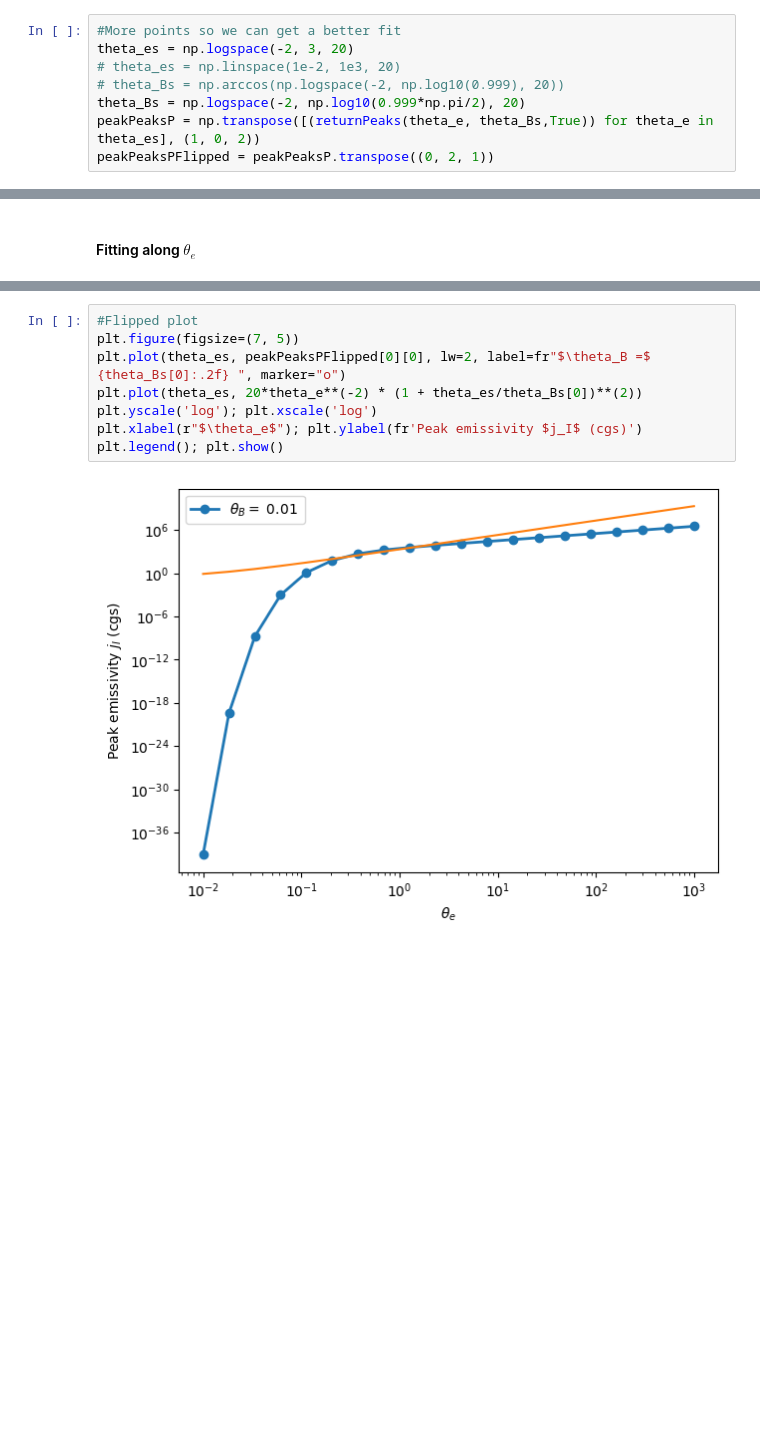
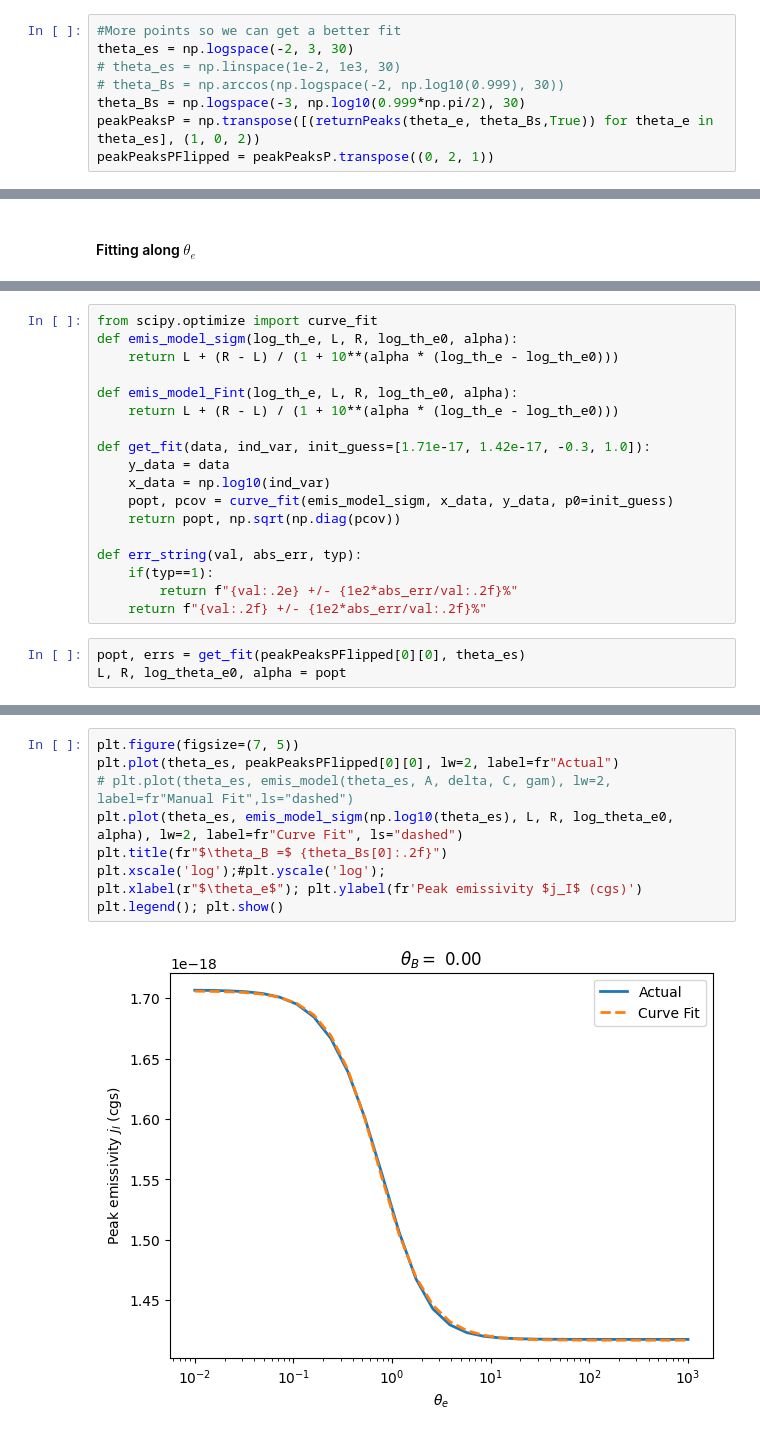
Before and after one commit to Aaron-Barrios/Aperture4, a Jupyter notebook: problems/gr_2d_kerr_schild/analysis_folder/access_data.ipynb, the cells around one changed output, grey strips where cells are left out. Saved outputs shown, nothing was run; the diff lists cells and outputs as text; blank space fills up the shorter version.

```diff
--- a/problems/gr_2d_kerr_schild/analysis_folder/access_data.ipynb
+++ b/problems/gr_2d_kerr_schild/analysis_folder/access_data.ipynb
@@ -615,10 +802,10 @@ peak_plot(theta_Bs, peakPeaks[1], 1, theta_es, cos_plot=False, logx=True, logy=T
 def normed(arr): return arr/max(arr)
 # %%
 #More points so we can get a better fit
-theta_es = np.logspace(-2, 3, 20)
-# theta_es = np.linspace(1e-2, 1e3, 20)
-# theta_Bs = np.arccos(np.logspace(-2, np.log10(0.999), 20))
-theta_Bs = np.logspace(-2, np.log10(0.999*np.pi/2), 20)
+theta_es = np.logspace(-2, 3, 30)
+# theta_es = np.linspace(1e-2, 1e3, 30)
+# theta_Bs = np.arccos(np.logspace(-2, np.log10(0.999), 30))
+theta_Bs = np.logspace(-3, np.log10(0.999*np.pi/2), 30)
 peakPeaksP = np.transpose([(returnPeaks(theta_e, theta_Bs,True)) for theta_e in theta_es], (1, 0, 2))
 peakPeaksPFlipped = peakPeaksP.transpose((0, 2, 1))
 # %%
@@ -670,0 +870,21 @@ Also need to evaluate in the limit that $\theta_B \to \pi$ and 0
+# %%
+from scipy.optimize import curve_fit
+def emis_model_sigm(log_th_e, L, R, log_th_e0, alpha):
+    return L + (R - L) / (1 + 10**(alpha * (log_th_e - log_th_e0)))
+
+def emis_model_Fint(log_th_e, L, R, log_th_e0, alpha):
+    return L + (R - L) / (1 + 10**(alpha * (log_th_e - log_th_e0)))
+
+def get_fit(data, ind_var, init_guess=[1.71e-17, 1.42e-17, -0.3, 1.0]):
+    y_data = data
+    x_data = np.log10(ind_var)
+    popt, pcov = curve_fit(emis_model_sigm, x_data, y_data, p0=init_guess)
+    return popt, np.sqrt(np.diag(pcov))
+
+def err_string(val, abs_err, typ):
+    if(typ==1):
+        return f"{val:.2e} +/- {1e2*abs_err/val:.2f}%"
+    return f"{val:.2f} +/- {1e2*abs_err/val:.2f}%"
+# %%
+popt, errs = get_fit(peakPeaksPFlipped[0][0], theta_es)
+L, R, log_theta_e0, alpha = popt
@@ -671,10 +897,11 @@ Also need to evaluate in the limit that $\theta_B \to \pi$ and 0
 # %%
-#Flipped plot
 plt.figure(figsize=(7, 5))
-plt.plot(theta_es, peakPeaksPFlipped[0][0], lw=2, label=fr"$\theta_B =$ {theta_Bs[0]:.2f} ", marker="o")
-plt.plot(theta_es, 20*theta_e**(-2) * (1 + theta_es/theta_Bs[0])**(2))
-plt.yscale('log'); plt.xscale('log')
+plt.plot(theta_es, peakPeaksPFlipped[0][0], lw=2, label=fr"Actual")
+# plt.plot(theta_es, emis_model(theta_es, A, delta, C, gam), lw=2, label=fr"Manual Fit",ls="dashed")
+plt.plot(theta_es, emis_model_sigm(np.log10(theta_es), L, R, log_theta_e0, alpha), lw=2, label=fr"Curve Fit", ls="dashed")
+plt.title(fr"$\theta_B =$ {theta_Bs[0]:.2f}")
+plt.xscale('log');#plt.yscale('log');
 plt.xlabel(r"$\theta_e$"); plt.ylabel(fr'Peak emissivity $j_I$ (cgs)')
 plt.legend(); plt.show()
 # %% [output]
-[figure, old version]
+[figure, new version]
```
Also changed, not shown: parts of 40 cells of this notebook, 2 other files.
